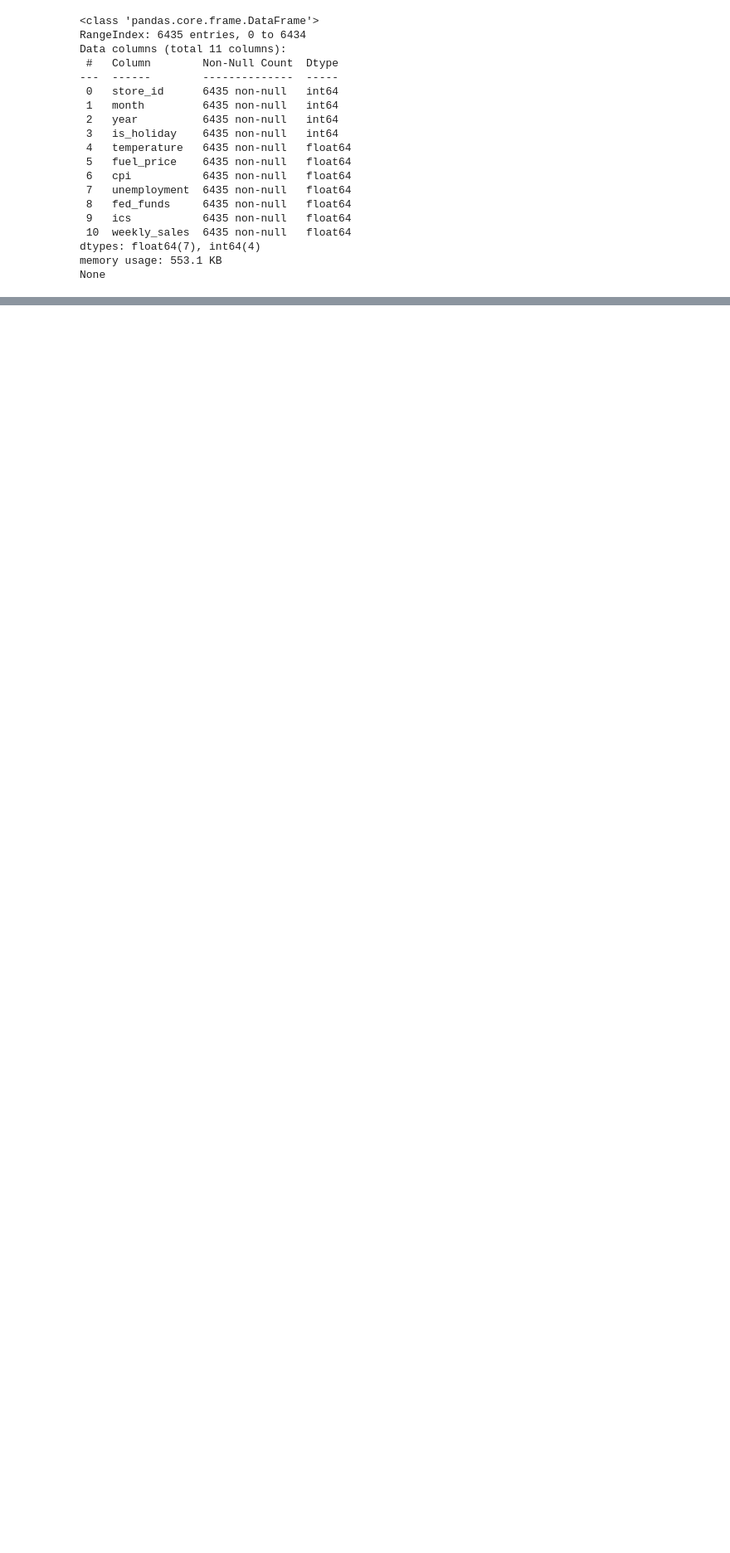
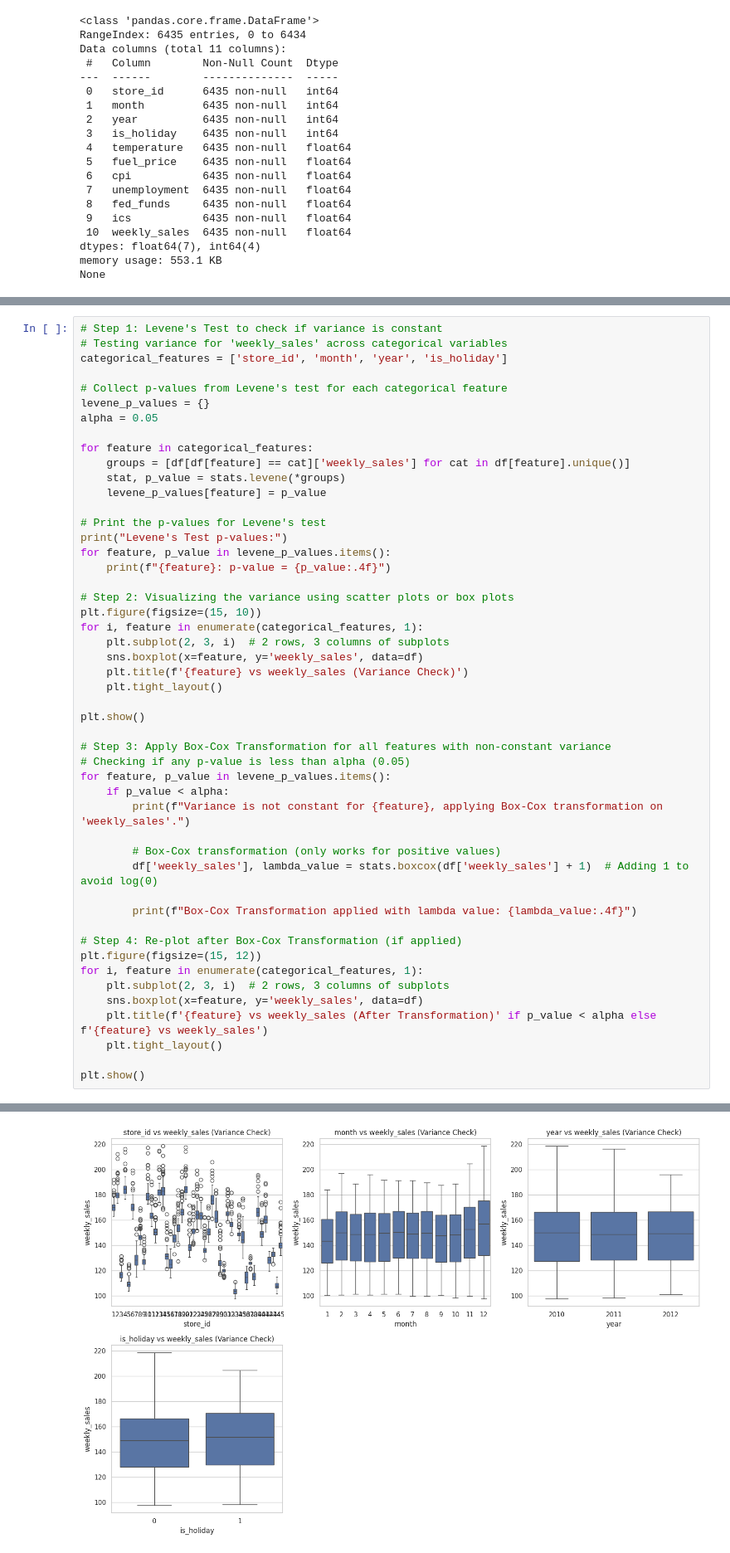
Before and after one commit to random-logic/Demand-Forecast, a Jupyter notebook: src/EDA_Dylan.ipynb, the cells around one changed output, grey strips where cells are left out. Shown at 83% size. Cells and saved outputs as stored; diff of their text form; blank space fills up the shorter version.

```diff
--- a/src/EDA_Dylan.ipynb
+++ b/src/EDA_Dylan.ipynb
@@ -161,3 +162,53 @@ plt.show()
 # %% [output]
 [figure]
 [figure]
+# %%
+# Step 1: Levene's Test to check if variance is constant
+# Testing variance for 'weekly_sales' across categorical variables
+categorical_features = ['store_id', 'month', 'year', 'is_holiday']
+
+# Collect p-values from Levene's test for each categorical feature
+levene_p_values = {}
+alpha = 0.05
+
+for feature in categorical_features:
+    groups = [df[df[feature] == cat]['weekly_sales'] for cat in df[feature].unique()]
+    stat, p_value = stats.levene(*groups)
+    levene_p_values[feature] = p_value
+
+# Print the p-values for Levene's test
+print("Levene's Test p-values:")
+for feature, p_value in levene_p_values.items():
+    print(f"{feature}: p-value = {p_value:.4f}")
+
+# Step 2: Visualizing the variance using scatter plots or box plots
+plt.figure(figsize=(15, 10))
+for i, feature in enumerate(categorical_features, 1):
+    plt.subplot(2, 3, i)  # 2 rows, 3 columns of subplots
+    sns.boxplot(x=feature, y='weekly_sales', data=df)
+    plt.title(f'{feature} vs weekly_sales (Variance Check)')
+    plt.tight_layout()
+
+plt.show()
+
+# Step 3: Apply Box-Cox Transformation for all features with non-constant variance
+# Checking if any p-value is less than alpha (0.05)
+for feature, p_value in levene_p_values.items():
+    if p_value < alpha:
+        print(f"Variance is not constant for {feature}, applying Box-Cox transformation on 'weekly_sales'.")
+
+        # Box-Cox transformation (only works for positive values)
+        df['weekly_sales'], lambda_value = stats.boxcox(df['weekly_sales'] + 1)  # Adding 1 to avoid log(0)
+
+        print(f"Box-Cox Transformation applied with lambda value: {lambda_value:.4f}")
+
+# Step 4: Re-plot after Box-Cox Transformation (if applied)
+plt.figure(figsize=(15, 12))
+for i, feature in enumerate(categorical_features, 1):
+    plt.subplot(2, 3, i)  # 2 rows, 3 columns of subplots
+    sns.boxplot(x=feature, y='weekly_sales', data=df)
+    plt.title(f'{feature} vs weekly_sales (After Transformation)' if p_value < alpha else f'{feature} vs weekly_sales')
+    plt.tight_layout()
+
+plt.show()
+# %% [output]
@@ -163,0 +220 @@ plt.show()
+[figure, added]
```
Also changed, not shown: parts of 2 cells of this notebook, 1 other file.
